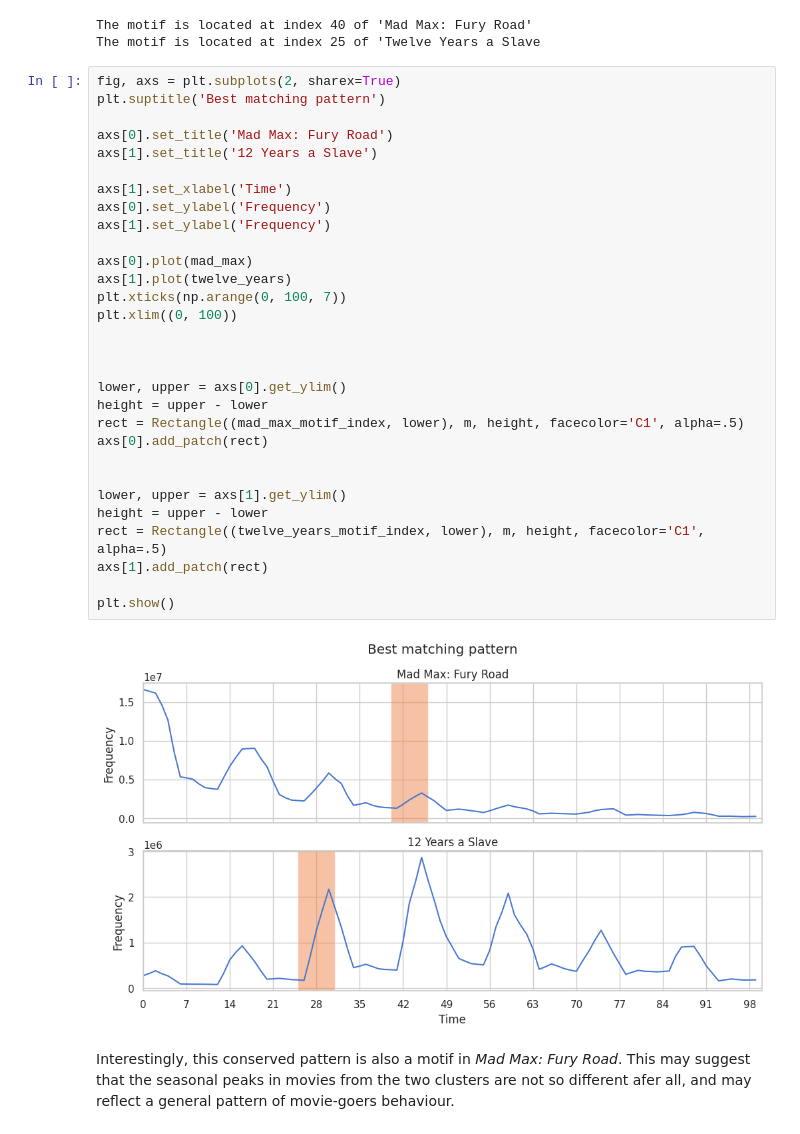
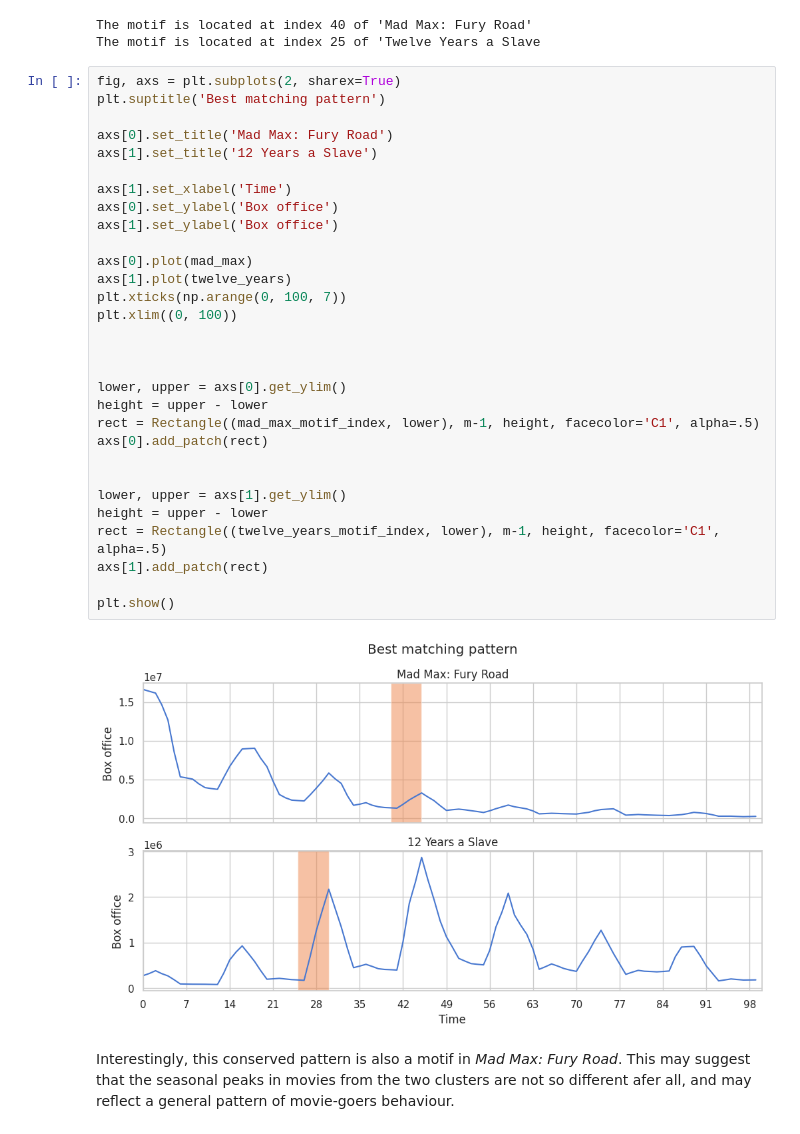
Before and after one commit to g-fabiani4-unipi/dm2_project, a Jupyter notebook: src/time_series/motifs_discords.ipynb, the cells around one changed output. Saved outputs shown, nothing was run; the diff lists cells and outputs as text.

```diff
--- a/src/time_series/motifs_discords.ipynb
+++ b/src/time_series/motifs_discords.ipynb
@@ -197,35 +197,35 @@ The motif is located at index 25 of 'Twelve Years a Slave
 # %%
 fig, axs = plt.subplots(2, sharex=True)
 plt.suptitle('Best matching pattern')
 
 axs[0].set_title('Mad Max: Fury Road')
 axs[1].set_title('12 Years a Slave')
 
 axs[1].set_xlabel('Time')
-axs[0].set_ylabel('Frequency')
-axs[1].set_ylabel('Frequency')
+axs[0].set_ylabel('Box office')
+axs[1].set_ylabel('Box office')
 
 axs[0].plot(mad_max)
 axs[1].plot(twelve_years)
 plt.xticks(np.arange(0, 100, 7))
 plt.xlim((0, 100))
 
 
 
 lower, upper = axs[0].get_ylim()
 height = upper - lower
-rect = Rectangle((mad_max_motif_index, lower), m, height, facecolor='C1', alpha=.5)
+rect = Rectangle((mad_max_motif_index, lower), m-1, height, facecolor='C1', alpha=.5)
 axs[0].add_patch(rect)
 
 
 lower, upper = axs[1].get_ylim()
 height = upper - lower
-rect = Rectangle((twelve_years_motif_index, lower), m, height, facecolor='C1', alpha=.5)
+rect = Rectangle((twelve_years_motif_index, lower), m-1, height, facecolor='C1', alpha=.5)
 axs[1].add_patch(rect)
 
 plt.show()
 # %% [output]
-[figure, old version]
+[figure, new version]
 # %% [markdown]
 Interestingly, this conserved pattern is also a motif in *Mad Max: Fury Road*.
 This may suggest that the seasonal peaks in movies from the two clusters are not so different afer all, and may reflect a general pattern of movie-goers behaviour.
```
Also changed, not shown: parts of 14 cells of this notebook.
